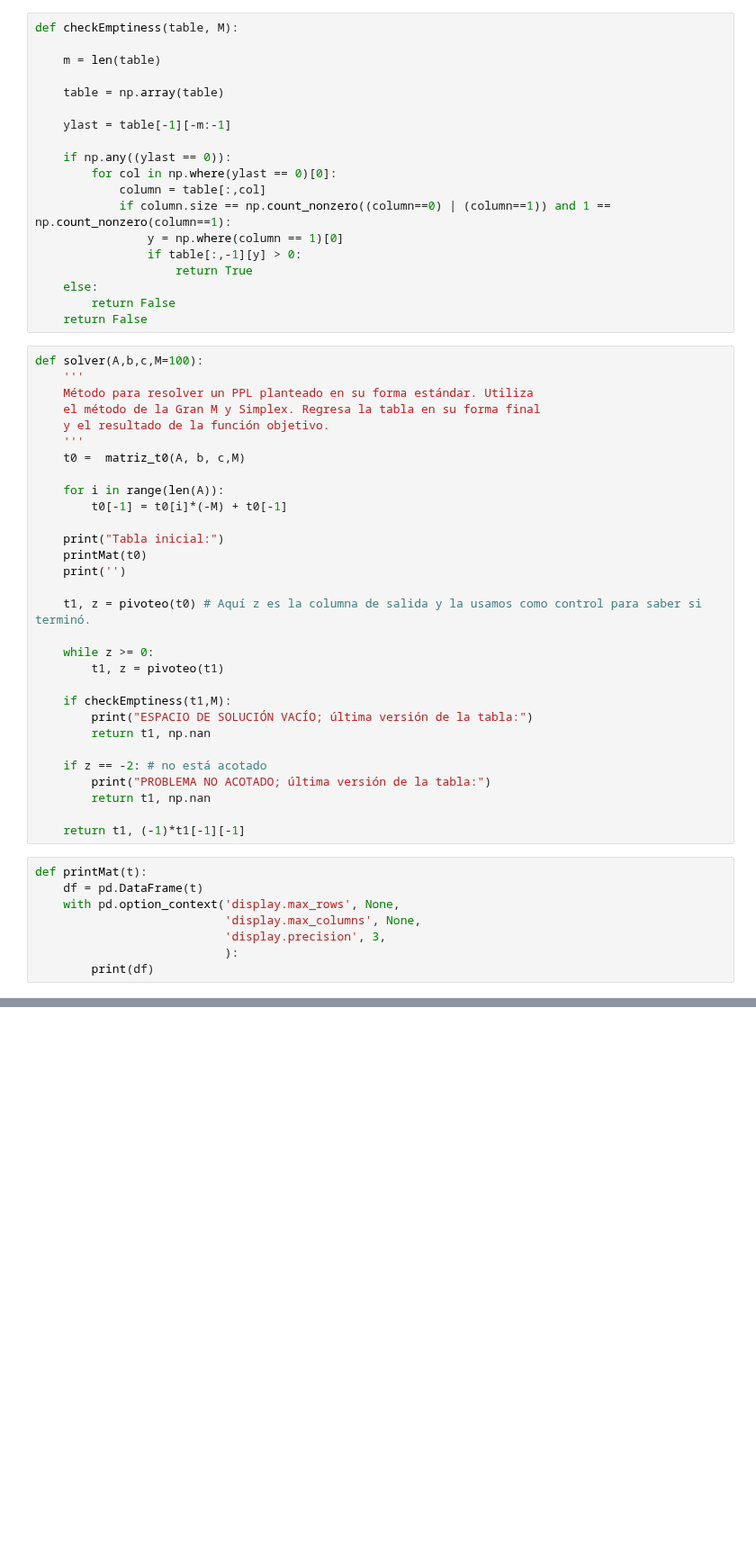
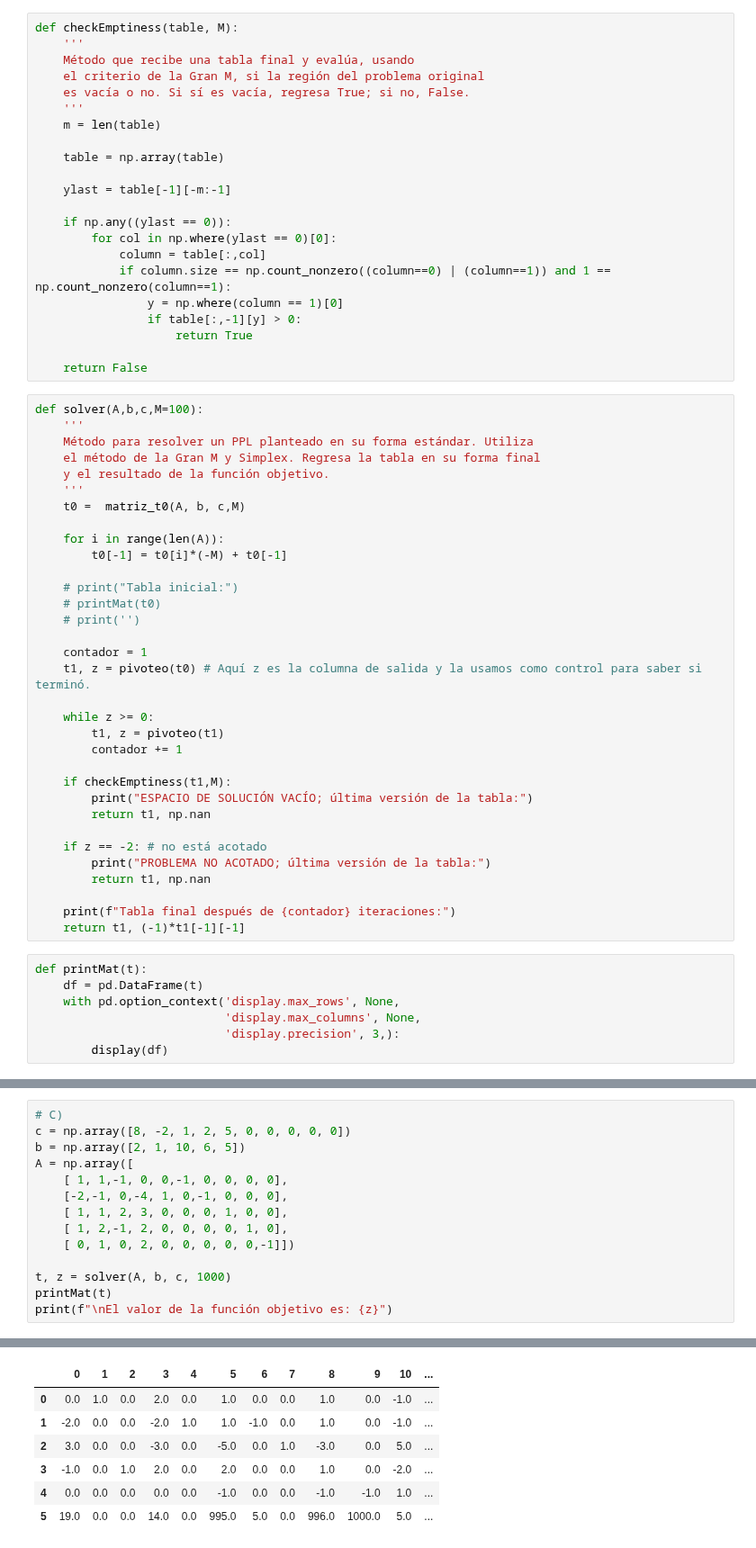
Before and after one commit to betomqz/progra-lineal-proyecto, a Jupyter notebook: Simplex.ipynb, the cells around one changed output, grey strips where cells are left out. Shown at 90% size. Cells and saved outputs as stored; diff of their text form; blank space fills up the shorter version.

Commit message:
documentos finales

```diff
--- a/Simplex.ipynb
+++ b/Simplex.ipynb
@@ -86,7 +93,11 @@ def pivoteo(tablaSimplex):
     return tablaSimplex, 1
 # %%
 def checkEmptiness(table, M):
-
+    '''
+    Método que recibe una tabla final y evalúa, usando
+    el criterio de la Gran M, si la región del problema original
+    es vacía o no. Si sí es vacía, regresa True; si no, False.
+    '''
     m = len(table)
 
     table = np.array(table)
@@ -100,8 +111,7 @@ def checkEmptiness(table, M):
                 y = np.where(column == 1)[0]
                 if table[:,-1][y] > 0:
                     return True
-    else:
-        return False
+
     return False
 # %%
 def solver(A,b,c,M=100):
@@ -115,14 +125,16 @@ def solver(A,b,c,M=100):
     for i in range(len(A)):
         t0[-1] = t0[i]*(-M) + t0[-1]
 
-    print("Tabla inicial:")
-    printMat(t0)
-    print('')
+    # print("Tabla inicial:")
+    # printMat(t0)
+    # print('')
 
+    contador = 1
     t1, z = pivoteo(t0) # Aquí z es la columna de salida y la usamos como control para saber si terminó.
 
     while z >= 0:
         t1, z = pivoteo(t1)
+        contador += 1
 
     if checkEmptiness(t1,M):
         print("ESPACIO DE SOLUCIÓN VACÍO; última versión de la tabla:")
@@ -132,13 +144,13 @@ def solver(A,b,c,M=100):
         print("PROBLEMA NO ACOTADO; última versión de la tabla:")
         return t1, np.nan
 
+    print(f"Tabla final después de {contador} iteraciones:")
     return t1, (-1)*t1[-1][-1]
 # %%
 def printMat(t):
     df = pd.DataFrame(t)
     with pd.option_context('display.max_rows', None,
                            'display.max_columns', None,
-                           'display.precision', 3,
-                           ):
-        print(df)
+                           'display.precision', 3,):
+        display(df)
 # %% [markdown]
@@ -317,0 +344,15 @@ array([0.0, 1000.0, 1997.0, 2.0])
+# %%
+# C)
+c = np.array([8, -2, 1, 2, 5, 0, 0, 0, 0, 0])
+b = np.array([2, 1, 10, 6, 5])
+A = np.array([
+    [ 1, 1,-1, 0, 0,-1, 0, 0, 0, 0],
+    [-2,-1, 0,-4, 1, 0,-1, 0, 0, 0],
+    [ 1, 1, 2, 3, 0, 0, 0, 1, 0, 0],
+    [ 1, 2,-1, 2, 0, 0, 0, 0, 1, 0],
+    [ 0, 1, 0, 2, 0, 0, 0, 0, 0,-1]])
+
+t, z = solver(A, b, c, 1000)
+printMat(t)
+print(f"\nEl valor de la función objetivo es: {z}")
+# %% [output]
@@ -317,0 +360,7 @@ array([0.0, 1000.0, 1997.0, 2.0])
+|  | 0 | 1 | 2 | 3 | 4 | 5 | 6 | 7 | 8 | 9 | 10 | ... |
+| 0 | 0.0 | 1.0 | 0.0 | 2.0 | 0.0 | 1.0 | 0.0 | 0.0 | 1.0 | 0.0 | -1.0 | ... |
+| 1 | -2.0 | 0.0 | 0.0 | -2.0 | 1.0 | 1.0 | -1.0 | 0.0 | 1.0 | 0.0 | -1.0 | ... |
+| 2 | 3.0 | 0.0 | 0.0 | -3.0 | 0.0 | -5.0 | 0.0 | 1.0 | -3.0 | 0.0 | 5.0 | ... |
+| 3 | -1.0 | 0.0 | 1.0 | 2.0 | 0.0 | 2.0 | 0.0 | 0.0 | 1.0 | 0.0 | -2.0 | ... |
+| 4 | 0.0 | 0.0 | 0.0 | 0.0 | 0.0 | -1.0 | 0.0 | 0.0 | -1.0 | -1.0 | 1.0 | ... |
+| 5 | 19.0 | 0.0 | 0.0 | 14.0 | 0.0 | 995.0 | 5.0 | 0.0 | 996.0 | 1000.0 | 5.0 | ... |
```
Also changed, not shown: parts of 18 cells of this notebook, 7 other files.
